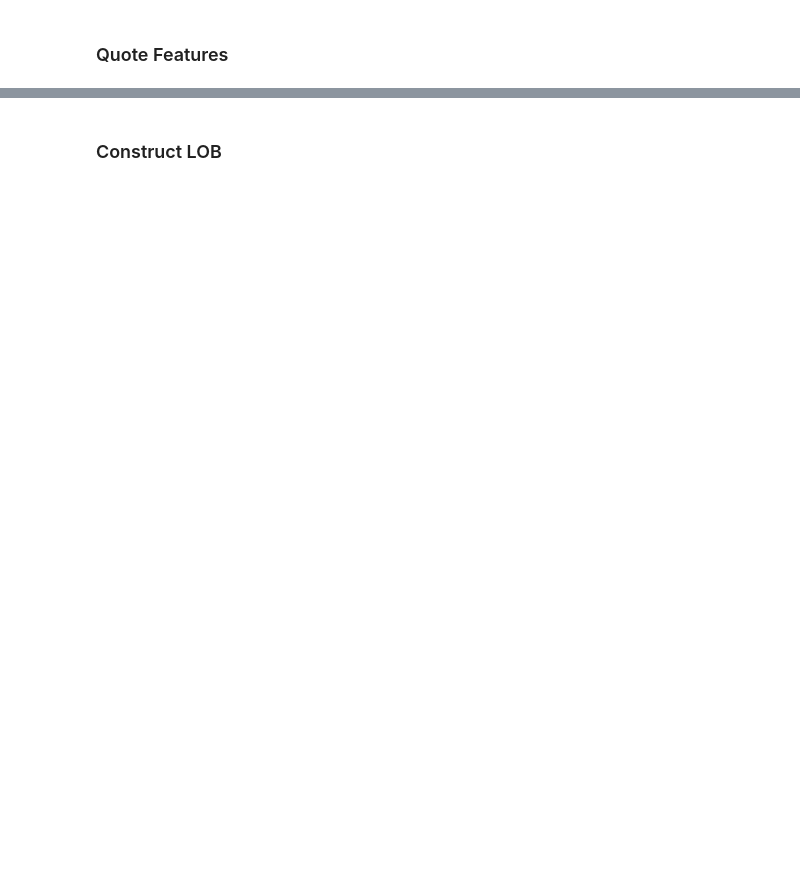
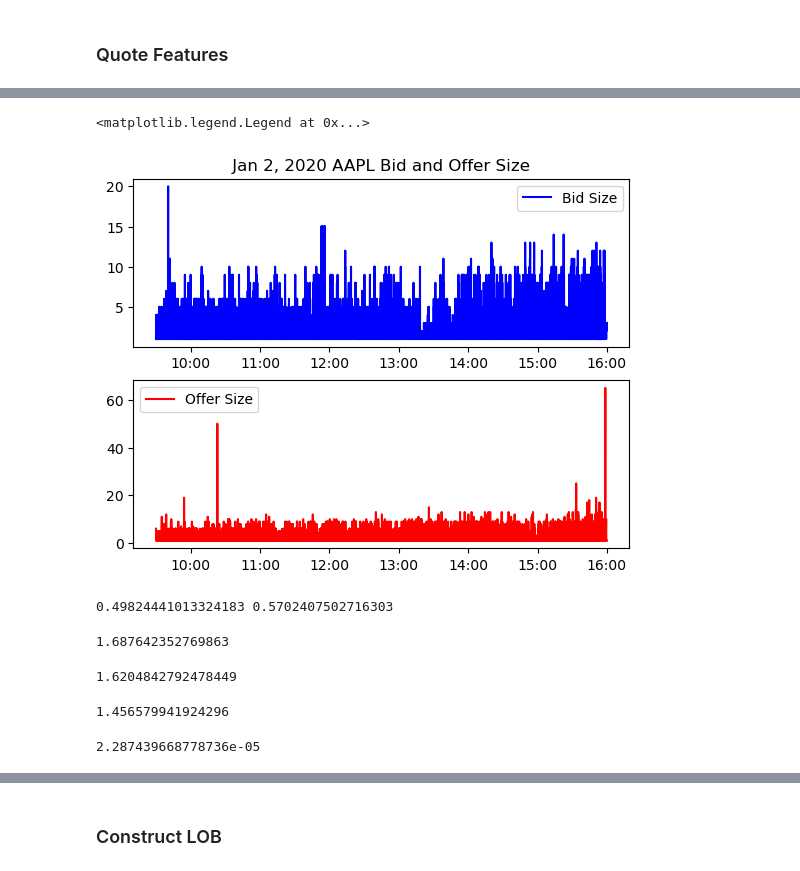
Before and after one commit to jasonbohne123/Kernel_Learning, a Jupyter notebook: Data_Analysis.ipynb, the cells around one changed output, grey strips where cells are left out. Cells and saved outputs as stored; diff of their text form; code cells hidden in the pictures; blank space fills up the shorter version.

```diff
--- a/Data_Analysis.ipynb
+++ b/Data_Analysis.ipynb
@@ -123,2 +165,3 @@ quotes=quotes.dropna(axis=1,how='all')
 # %%
-quotes
+sample_quotes=quotes[quotes.index<"2020-01-03"]
+sample_quotes.index=pd.to_datetime(sample_quotes.index)
@@ -139,0 +168,35 @@ quotes
+# %%
+fig,ax=plt.subplots(2,1)
+ax[0].plot(sample_quotes['Bid_Size'],label='Bid Size',color='blue')
+ax[1].plot(sample_quotes['Offer_Size'],label='Offer Size',color='red')
+ax[0].xaxis.set_major_formatter(DateFormatter("%H:%M"))
+ax[1].xaxis.set_major_formatter(DateFormatter("%H:%M"))
+ax[0].set_title(" Jan 2, 2020 AAPL Bid and Offer Size ")
+ax[0].legend()
+ax[1].legend()
+# %% [output]
+<matplotlib.legend.Legend at 0x...>
+[figure, added]
+# %%
+bid_percent=(quotes['Bid_Price']>=quotes['Best_Bid_Price']).sum()/len(quotes['Bid_Price'])
+ask_percent=(quotes['Offer_Price']<=quotes['Best_Offer_Price']).sum()/len(quotes['Offer_Price'])
+
+print (bid_percent,ask_percent)
+# %% [output]
+0.49824441013324183 0.5702407502716303
+# %%
+quotes['Offer_Size'].std()
+# %% [output]
+1.687642352769863
+# %%
+(quotes['Offer_Size'].values[1:]-quotes['Offer_Size'].values[:-1]).std()
+# %% [output]
+1.6204842792478449
+# %%
+quotes['Bid_Size'].std()
+# %% [output]
+1.456579941924296
+# %%
+(quotes['Bid_Size'].values[1:]-quotes['Bid_Size'].values[:-1]).mean()
+# %% [output]
+2.287439668778736e-05
```
Also changed, not shown: parts of 9 cells of this notebook.
